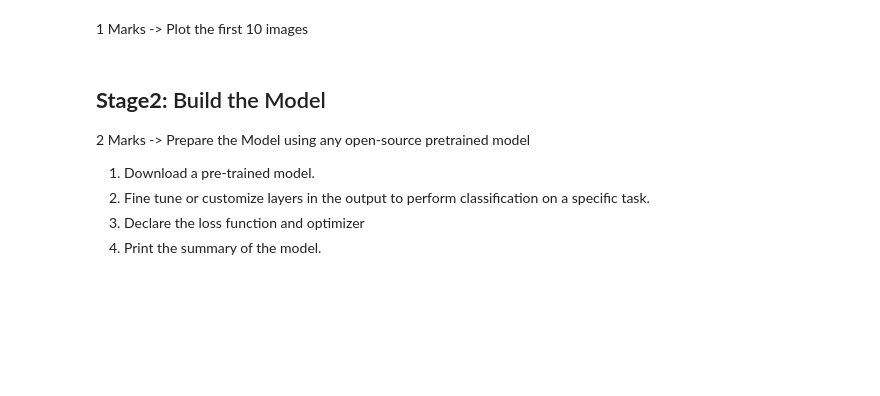
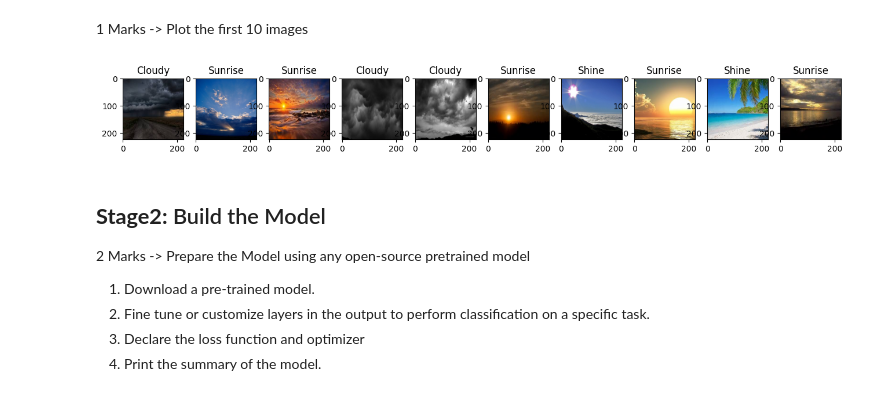
Before and after one commit to vikramvundyala/python_AI-ML, a Jupyter notebook: U4_MH1_Multi_class_weather_Transfer_learning.ipynb, the cells around one changed output. Cells and saved outputs as stored; diff of their text form; code cells hidden in the pictures; blank space fills up the shorter version.

```diff
--- a/U4_MH1_Multi_class_weather_Transfer_learning.ipynb
+++ b/U4_MH1_Multi_class_weather_Transfer_learning.ipynb
@@ -80,2 +82,20 @@ from torchvision import datasets, transforms, models
+# %%
+# YOUR CODE HERE for preparing and loading the data
+train_transforms = transforms.Compose([
+                                       transforms.Resize((224, 224)),
+                                       transforms.ToTensor(),
+                                       transforms.Normalize([0.485, 0.456, 0.406],
+                                                            [0.229, 0.224, 0.225])])
+test_transforms = transforms.Compose([
+                                      transforms.Resize((224, 224)),
+                                      transforms.ToTensor(),
+                                      transforms.Normalize([0.485, 0.456, 0.406],
+                                                            [0.229, 0.224, 0.225])])
+
+train_data = datasets.ImageFolder('/content/Multi-class Weather Dataset', transform=train_transforms)
+test_data = datasets.ImageFolder('/content/Multi-class Weather Dataset', transform=test_transforms)
+
+trainloader = torch.utils.data.DataLoader(train_data, batch_size=64, shuffle=True)
+testloader = torch.utils.data.DataLoader(test_data, batch_size=64)
 # %% [markdown]
 1 Marks -> Plot the first 10 images
@@ -84,3 +102,33 @@ from torchvision import datasets, transforms, models
+# %%
+# YOUR CODE HERE for plotting the images
+import matplotlib.pyplot as plt
+import numpy as np
+
+def imshow(image, ax=None, title=None, normalize=True):
+    """Imshow for Tensor."""
+    if ax is None:
+        fig, ax = plt.subplots()
+    image = image.numpy().transpose((1, 2, 0))
+    if normalize:
+        mean = np.array([0.485, 0.456, 0.406])
+        std = np.array([0.229, 0.224, 0.225])
+        image = std * image + mean
+        image = np.clip(image, 0, 1)
+
+    ax.imshow(image)
+
+    return ax
+
+
+for images, labels in trainloader:
+    fig, axes = plt.subplots(figsize=(16, 8), ncols=10)
+    for i in range(10):
+        ax = axes[i]
+        imshow(images[i], ax=ax)
+        ax.title.set_text(train_data.classes[labels[i]])
+    break
+# %% [output]
+[figure, added]
 # %% [markdown]
 ## **Stage2:** Build the Model
 
```
Also changed, not shown: parts of 13 cells of this notebook.
